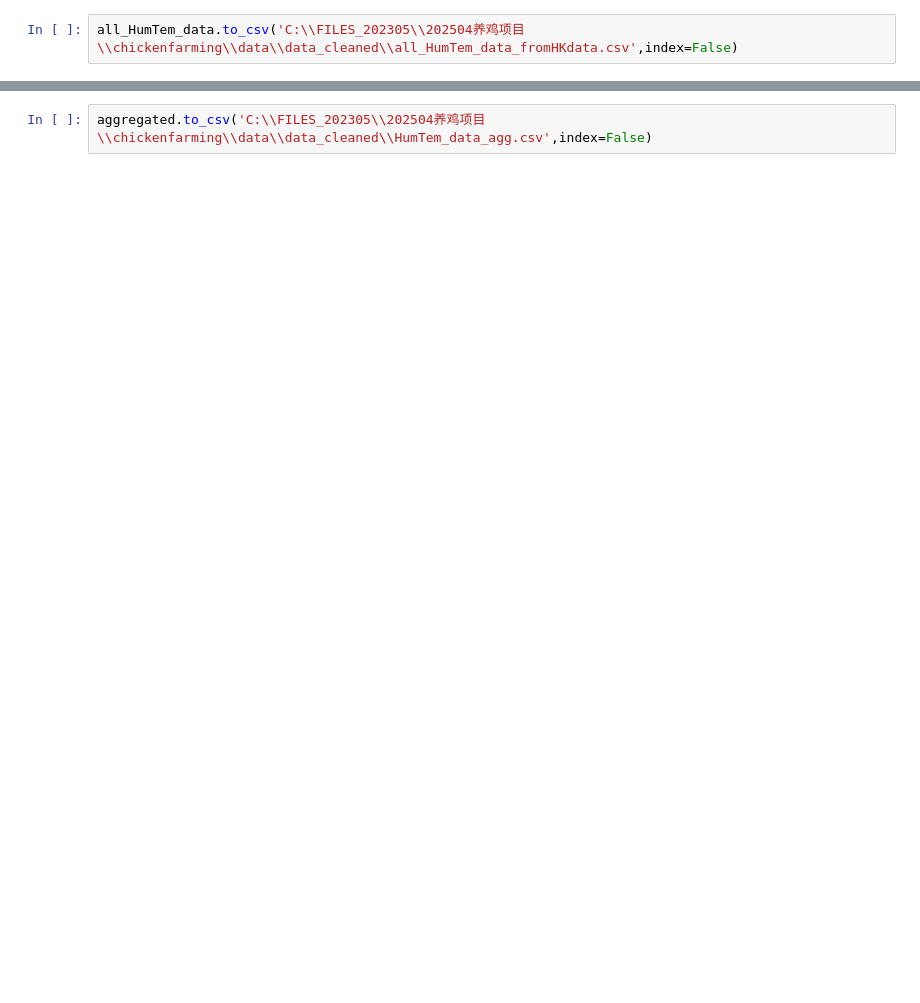
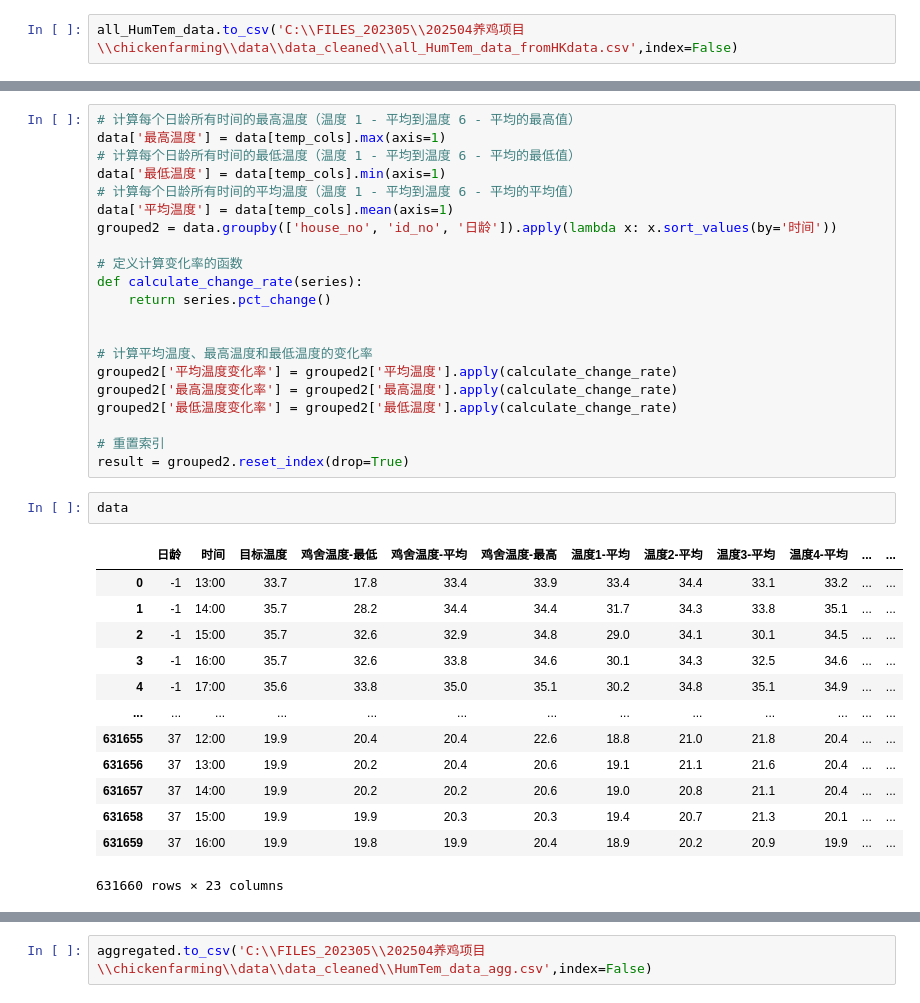
Before and after one commit to xiaoyanyan0/chickenfarming, a Jupyter notebook: TQL/read_data_HT from hkdata.ipynb, the cells around one changed output, grey strips where cells are left out. Drawn from its saved outputs; the diff is of its cells as text; blank space fills up the shorter version.

```diff
--- a/TQL/read_data_HT from hkdata.ipynb
+++ b/TQL/read_data_HT from hkdata.ipynb
@@ -184 +218,38 @@ all_HumTem_data.to_csv('C:\\FILES_202305\\202504养鸡项目\\chickenfarming\\da
+# %%
+# 计算每个日龄所有时间的最高温度（温度 1 - 平均到温度 6 - 平均的最高值）
+data['最高温度'] = data[temp_cols].max(axis=1)
+# 计算每个日龄所有时间的最低温度（温度 1 - 平均到温度 6 - 平均的最低值）
+data['最低温度'] = data[temp_cols].min(axis=1)
+# 计算每个日龄所有时间的平均温度（温度 1 - 平均到温度 6 - 平均的平均值）
+data['平均温度'] = data[temp_cols].mean(axis=1)
+grouped2 = data.groupby(['house_no', 'id_no', '日龄']).apply(lambda x: x.sort_values(by='时间'))
+
+# 定义计算变化率的函数
+def calculate_change_rate(series):
+    return series.pct_change()
+
+
+# 计算平均温度、最高温度和最低温度的变化率
+grouped2['平均温度变化率'] = grouped2['平均温度'].apply(calculate_change_rate)
+grouped2['最高温度变化率'] = grouped2['最高温度'].apply(calculate_change_rate)
+grouped2['最低温度变化率'] = grouped2['最低温度'].apply(calculate_change_rate)
+
+# 重置索引
+result = grouped2.reset_index(drop=True)
+# %%
+data
+# %% [output]
+|  | 日龄 | 时间 | 目标温度 | 鸡舍温度-最低 | 鸡舍温度-平均 | 鸡舍温度-最高 | 温度1-平均 | 温度2-平均 | 温度3-平均 | 温度4-平均 | ... | ... |
+| 0 | -1 | 13:00 | 33.7 | 17.8 | 33.4 | 33.9 | 33.4 | 34.4 | 33.1 | 33.2 | ... | ... |
+| 1 | -1 | 14:00 | 35.7 | 28.2 | 34.4 | 34.4 | 31.7 | 34.3 | 33.8 | 35.1 | ... | ... |
+| 2 | -1 | 15:00 | 35.7 | 32.6 | 32.9 | 34.8 | 29.0 | 34.1 | 30.1 | 34.5 | ... | ... |
+| 3 | -1 | 16:00 | 35.7 | 32.6 | 33.8 | 34.6 | 30.1 | 34.3 | 32.5 | 34.6 | ... | ... |
+| 4 | -1 | 17:00 | 35.6 | 33.8 | 35.0 | 35.1 | 30.2 | 34.8 | 35.1 | 34.9 | ... | ... |
+| ... | ... | ... | ... | ... | ... | ... | ... | ... | ... | ... | ... | ... |
+| 631655 | 37 | 12:00 | 19.9 | 20.4 | 20.4 | 22.6 | 18.8 | 21.0 | 21.8 | 20.4 | ... | ... |
+| 631656 | 37 | 13:00 | 19.9 | 20.2 | 20.4 | 20.6 | 19.1 | 21.1 | 21.6 | 20.4 | ... | ... |
+| 631657 | 37 | 14:00 | 19.9 | 20.2 | 20.2 | 20.6 | 19.0 | 20.8 | 21.1 | 20.4 | ... | ... |
+| 631658 | 37 | 15:00 | 19.9 | 19.9 | 20.3 | 20.3 | 19.4 | 20.7 | 21.3 | 20.1 | ... | ... |
+| 631659 | 37 | 16:00 | 19.9 | 19.8 | 19.9 | 20.4 | 18.9 | 20.2 | 20.9 | 19.9 | ... | ... |
+631660 rows × 23 columns
 # %%
```
Also changed, not shown: parts of 12 cells of this notebook, 1 other file.
